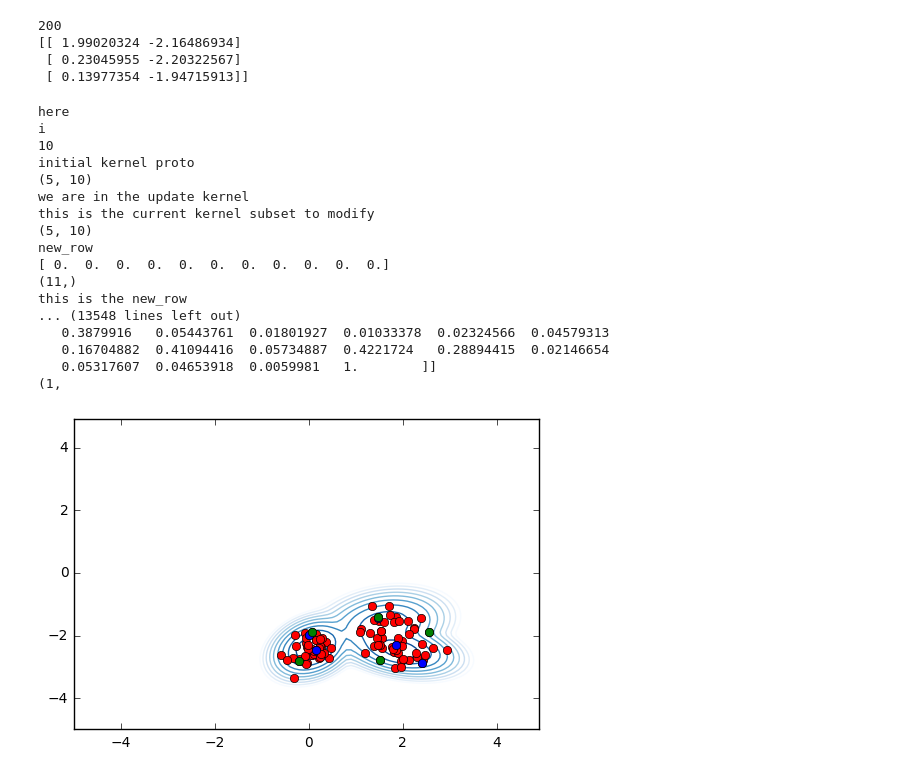
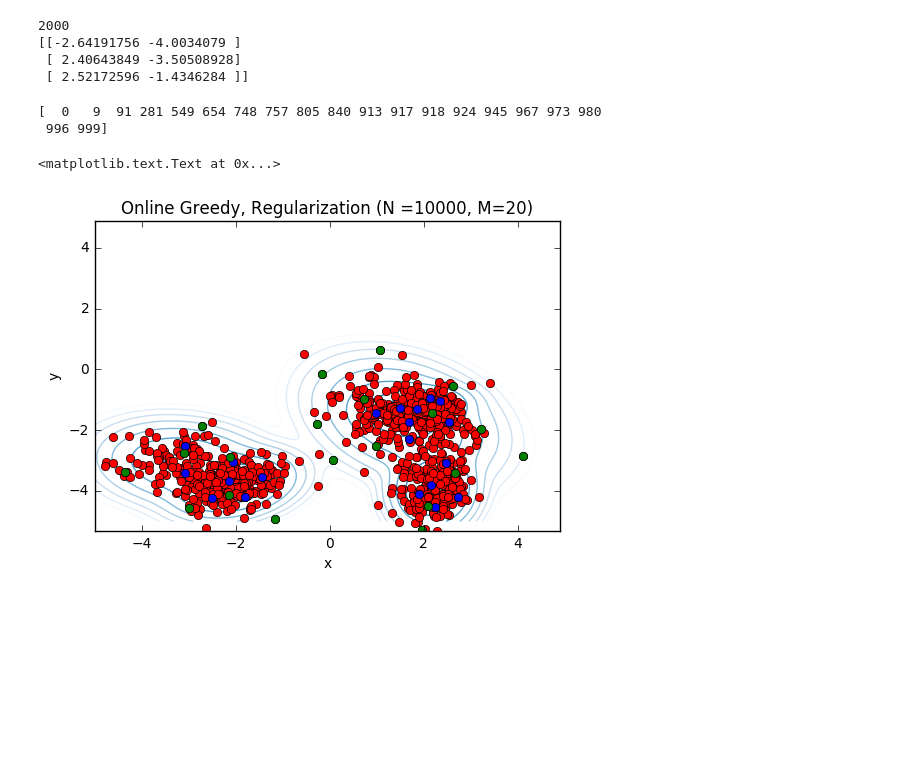
Before and after one commit to EmiliaPompe/DogsProject, a Jupyter notebook: onlineGreedy.ipynb, the cells around one changed output. Saved outputs shown, nothing was run; the diff lists cells and outputs as text; code cells hidden in the pictures; blank space fills up the shorter version.

```diff
--- a/onlineGreedy.ipynb
+++ b/onlineGreedy.ipynb
@@ -14,17 +15,16 @@ import matplotlib.pyplot as plt
 # %%
 SEED = 666
-number_of_gaussians = 3
+number_of_gaussians = 5
 ex = SyntheticTarget(seed=SEED, dist_components=number_of_gaussians)
 
-N = 100
-M = 5
+N = 1000
+M = 20
 data = ex.draw_sample(N)
 print  data.size
 print data[(2,3,4),:]
 gamma = 2
-kernel_matrix = rbf_kernel(data, gamma = gamma)
 # %% [output]
-200
-[[ 1.99020324 -2.16486934]
- [ 0.23045955 -2.20322567]
- [ 0.13977354 -1.94715913]]
+2000
+[[-2.64191756 -4.0034079 ]
+ [ 2.40643849 -3.50508928]
+ [ 2.52172596 -1.4346284 ]]
@@ -192,27 +31,17 @@ def onlineGreedy(gamma, M, data, N):
 # %%
-result = onlineGreedy(gamma, M, data, N)
+result = onlineGreedyfile.onlineGreedy(gamma, M, data, N)
-# %% [output]
-here
-i
-10
-initial kernel proto
-(5, 10)
-we are in the update kernel
-this is the current kernel subset to modify
-(5, 10)
-new_row
-[ 0.  0.  0.  0.  0.  0.  0.  0.  0.  0.  0.]
-(11,)
-this is the new_row
-... (13548 lines left out)
-   0.3879916   0.05443761  0.01801927  0.01033378  0.02324566  0.04579313
-   0.16704882  0.41094416  0.05734887  0.4221724   0.28894415  0.02146654
-   0.05317607  0.04653918  0.0059981   1.        ]]
-(1,
 # %%
+print result[0]
 ex.plot()
 plt.plot(data[:N,0], data[:N,1], 'ro');
 plt.plot(data[result[0],0], data[result[0],1], 'bo');
 plt.plot(data[result[1],0], data[result[1],1], 'go');
+plt.xlabel('x')
+plt.ylabel('y')
+plt.title('Online Greedy, Regularization (N =10000, M=20)')
+#plt.axis([-3, 6, -6, -1])
 # %% [output]
+[  0   9  91 281 549 654 748 757 805 840 913 917 918 924 945 967 973 980
+ 996 999]
+<matplotlib.text.Text at 0x...>
-[figure, old version]
+[figure, new version]
```
Also changed, not shown: parts of 3 cells of this notebook, 13 other files.
